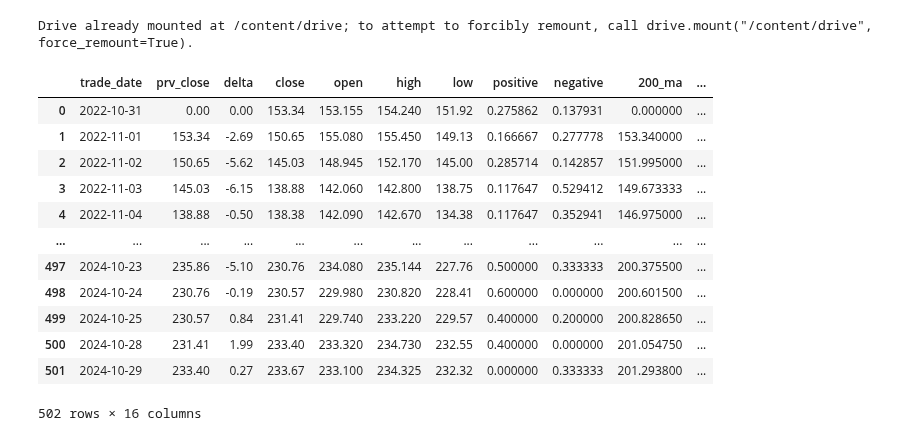
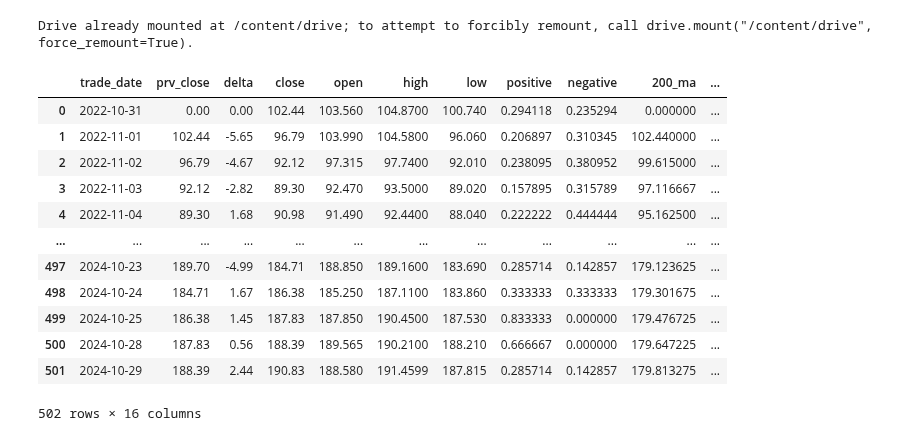
Before and after one commit to AlexWFreeman/Big-Data-Analytics, a Jupyter notebook: model/analysis4.ipynb, the cells around one changed output. Drawn from its saved outputs; the diff is of its cells as text; code cells hidden in the pictures.

```diff
--- a/model/analysis4.ipynb
+++ b/model/analysis4.ipynb
@@ -54,23 +54,23 @@ def prepare_data(ticker):
                            '200_ma', '50_ma', 'all_score', 'pos_score', 'neg_score', 'pos_mean', 'neg_mean']
     return df_gp
 # %%
-tickers = ['AAPL', 'GOOGL', 'MSFT', 'NVDA']
-ticker = tickers[0]
+tickers = ['AAPL', 'GOOGL', 'MSFT', 'META', 'AMZN']
+ticker = tickers[4]
 df_gp = prepare_data(ticker)
 df_gp
 # %% [output]
 |  | trade_date | prv_close | delta | close | open | high | low | positive | negative | 200_ma | ... |
-| 0 | 2022-10-31 | 0.00 | 0.00 | 153.34 | 153.155 | 154.240 | 151.92 | 0.275862 | 0.137931 | 0.000000 | ... |
-| 1 | 2022-11-01 | 153.34 | -2.69 | 150.65 | 155.080 | 155.450 | 149.13 | 0.166667 | 0.277778 | 153.340000 | ... |
-| 2 | 2022-11-02 | 150.65 | -5.62 | 145.03 | 148.945 | 152.170 | 145.00 | 0.285714 | 0.142857 | 151.995000 | ... |
-| 3 | 2022-11-03 | 145.03 | -6.15 | 138.88 | 142.060 | 142.800 | 138.75 | 0.117647 | 0.529412 | 149.673333 | ... |
-| 4 | 2022-11-04 | 138.88 | -0.50 | 138.38 | 142.090 | 142.670 | 134.38 | 0.117647 | 0.352941 | 146.975000 | ... |
+| 0 | 2022-10-31 | 0.00 | 0.00 | 102.44 | 103.560 | 104.8700 | 100.740 | 0.294118 | 0.235294 | 0.000000 | ... |
+| 1 | 2022-11-01 | 102.44 | -5.65 | 96.79 | 103.990 | 104.5800 | 96.060 | 0.206897 | 0.310345 | 102.440000 | ... |
+| 2 | 2022-11-02 | 96.79 | -4.67 | 92.12 | 97.315 | 97.7400 | 92.010 | 0.238095 | 0.380952 | 99.615000 | ... |
+| 3 | 2022-11-03 | 92.12 | -2.82 | 89.30 | 92.470 | 93.5000 | 89.020 | 0.157895 | 0.315789 | 97.116667 | ... |
+| 4 | 2022-11-04 | 89.30 | 1.68 | 90.98 | 91.490 | 92.4400 | 88.040 | 0.222222 | 0.444444 | 95.162500 | ... |
 | ... | ... | ... | ... | ... | ... | ... | ... | ... | ... | ... | ... |
-| 497 | 2024-10-23 | 235.86 | -5.10 | 230.76 | 234.080 | 235.144 | 227.76 | 0.500000 | 0.333333 | 200.375500 | ... |
-| 498 | 2024-10-24 | 230.76 | -0.19 | 230.57 | 229.980 | 230.820 | 228.41 | 0.600000 | 0.000000 | 200.601500 | ... |
-| 499 | 2024-10-25 | 230.57 | 0.84 | 231.41 | 229.740 | 233.220 | 229.57 | 0.400000 | 0.200000 | 200.828650 | ... |
-| 500 | 2024-10-28 | 231.41 | 1.99 | 233.40 | 233.320 | 234.730 | 232.55 | 0.400000 | 0.000000 | 201.054750 | ... |
-| 501 | 2024-10-29 | 233.40 | 0.27 | 233.67 | 233.100 | 234.325 | 232.32 | 0.000000 | 0.333333 | 201.293800 | ... |
+| 497 | 2024-10-23 | 189.70 | -4.99 | 184.71 | 188.850 | 189.1600 | 183.690 | 0.285714 | 0.142857 | 179.123625 | ... |
+| 498 | 2024-10-24 | 184.71 | 1.67 | 186.38 | 185.250 | 187.1100 | 183.860 | 0.333333 | 0.333333 | 179.301675 | ... |
+| 499 | 2024-10-25 | 186.38 | 1.45 | 187.83 | 187.850 | 190.4500 | 187.530 | 0.833333 | 0.000000 | 179.476725 | ... |
+| 500 | 2024-10-28 | 187.83 | 0.56 | 188.39 | 189.565 | 190.2100 | 188.210 | 0.666667 | 0.000000 | 179.647225 | ... |
+| 501 | 2024-10-29 | 188.39 | 2.44 | 190.83 | 188.580 | 191.4599 | 187.815 | 0.285714 | 0.142857 | 179.813275 | ... |
 502 rows × 16 columns
 # %%
 def test_relevance(cols):
```
Also changed, not shown: parts of 36 cells of this notebook, 7 other files.
